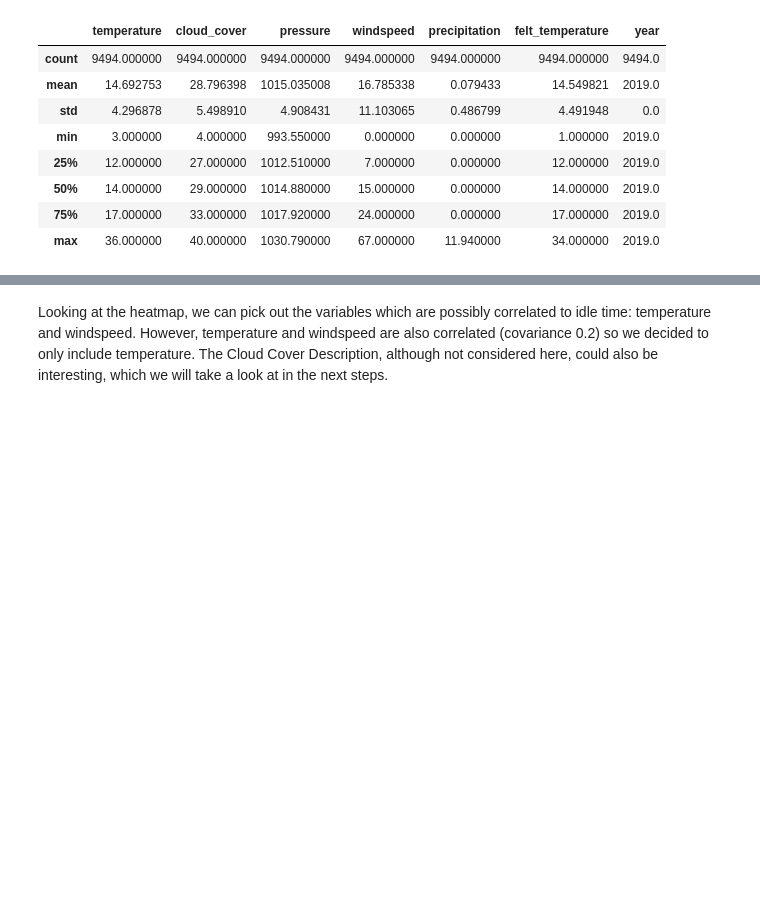
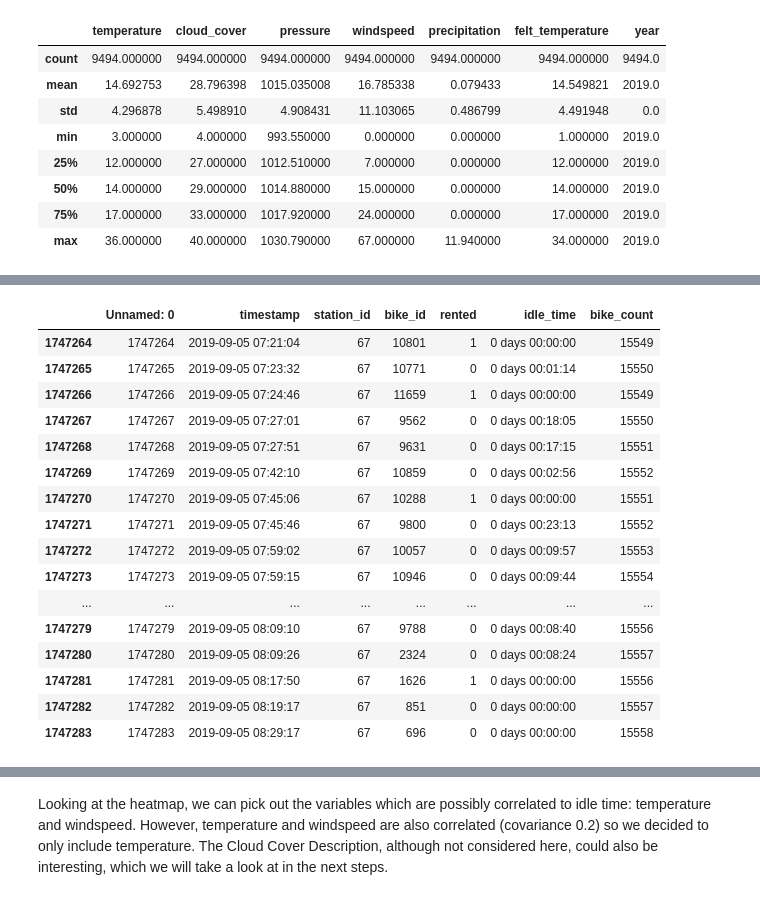
Before and after one commit to Ppkhanh/The-Learning-Machines, a Jupyter notebook: FeaturesEngineering.ipynb, the cells around one changed output, grey strips where cells are left out. Cells and saved outputs as stored; diff of their text form; code cells hidden in the pictures; blank space fills up the shorter version.

```diff
--- a/FeaturesEngineering.ipynb
+++ b/FeaturesEngineering.ipynb
@@ -155,0 +206,21 @@ memory usage: 741.7+ KB
+# %%
+st67 =df_w_idle_time[df_w_idle_time.station_id ==67]
+st67.tail(20)
+# %% [output]
+|  | Unnamed: 0 | timestamp | station_id | bike_id | rented | idle_time | bike_count |
+| 1747264 | 1747264 | 2019-09-05 07:21:04 | 67 | 10801 | 1 | 0 days 00:00:00 | 15549 |
+| 1747265 | 1747265 | 2019-09-05 07:23:32 | 67 | 10771 | 0 | 0 days 00:01:14 | 15550 |
+| 1747266 | 1747266 | 2019-09-05 07:24:46 | 67 | 11659 | 1 | 0 days 00:00:00 | 15549 |
+| 1747267 | 1747267 | 2019-09-05 07:27:01 | 67 | 9562 | 0 | 0 days 00:18:05 | 15550 |
+| 1747268 | 1747268 | 2019-09-05 07:27:51 | 67 | 9631 | 0 | 0 days 00:17:15 | 15551 |
+| 1747269 | 1747269 | 2019-09-05 07:42:10 | 67 | 10859 | 0 | 0 days 00:02:56 | 15552 |
+| 1747270 | 1747270 | 2019-09-05 07:45:06 | 67 | 10288 | 1 | 0 days 00:00:00 | 15551 |
+| 1747271 | 1747271 | 2019-09-05 07:45:46 | 67 | 9800 | 0 | 0 days 00:23:13 | 15552 |
+| 1747272 | 1747272 | 2019-09-05 07:59:02 | 67 | 10057 | 0 | 0 days 00:09:57 | 15553 |
+| 1747273 | 1747273 | 2019-09-05 07:59:15 | 67 | 10946 | 0 | 0 days 00:09:44 | 15554 |
+| ... | ... | ... | ... | ... | ... | ... | ... |
+| 1747279 | 1747279 | 2019-09-05 08:09:10 | 67 | 9788 | 0 | 0 days 00:08:40 | 15556 |
+| 1747280 | 1747280 | 2019-09-05 08:09:26 | 67 | 2324 | 0 | 0 days 00:08:24 | 15557 |
+| 1747281 | 1747281 | 2019-09-05 08:17:50 | 67 | 1626 | 1 | 0 days 00:00:00 | 15556 |
+| 1747282 | 1747282 | 2019-09-05 08:19:17 | 67 | 851 | 0 | 0 days 00:00:00 | 15557 |
+| 1747283 | 1747283 | 2019-09-05 08:29:17 | 67 | 696 | 0 | 0 days 00:00:00 | 15558 |
```
Also changed, not shown: parts of 12 cells of this notebook, 2 other files.
